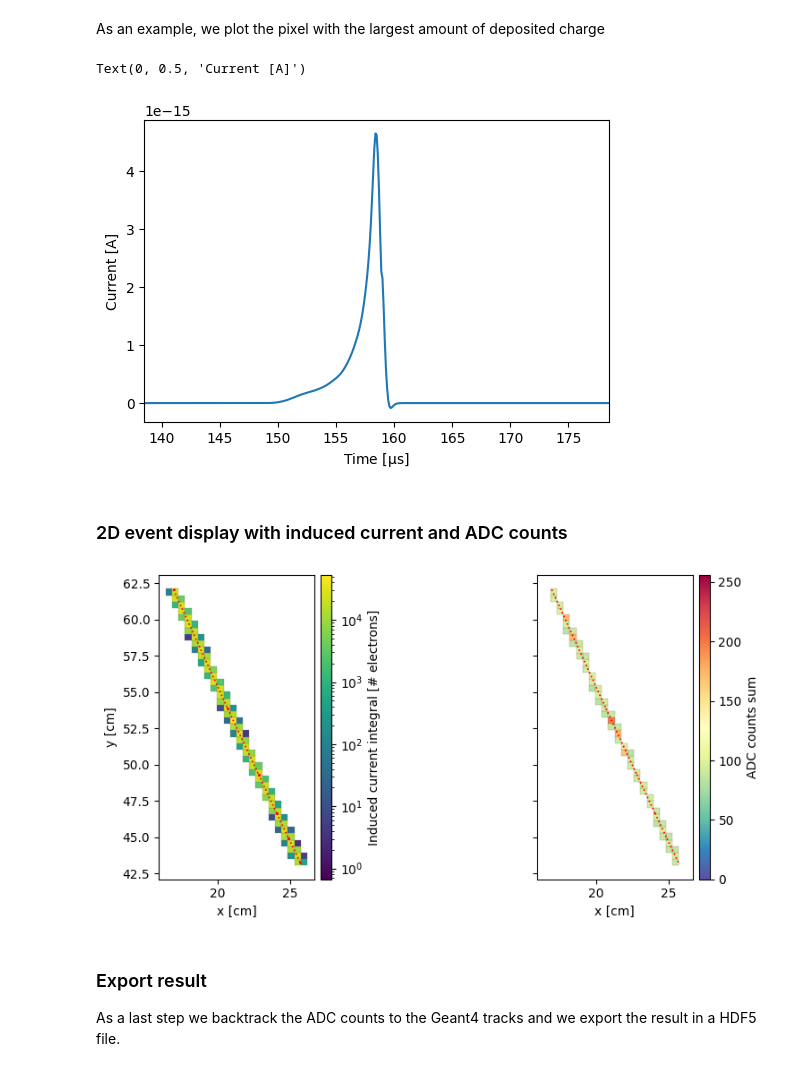
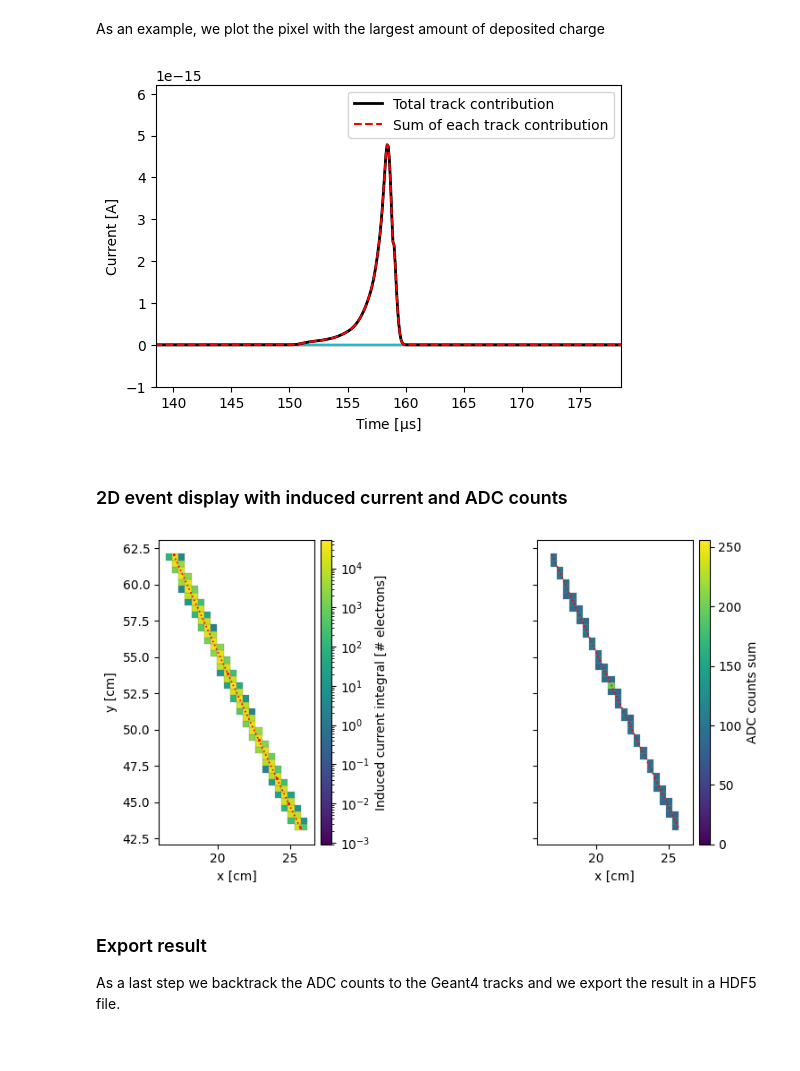
Before and after one commit to DUNE/larnd-sim, a Jupyter notebook: examples/Step-by-step simulation.ipynb, the cells around one changed output. Saved outputs shown, nothing was run; the diff lists cells and outputs as text; code cells hidden in the pictures.

```diff
--- a/examples/Step-by-step simulation.ipynb
+++ b/examples/Step-by-step simulation.ipynb
@@ -160,16 +160,26 @@ pixel_index_map[indices[0], indices[1]] = indices[2]
 # %% [markdown]
 The three-dimensional array can contain more than one signal for each pixel at different times. If we want to plot the full induced signal on the pixel, we need to join the signals corresponding to the same pixel. First, we find the start time of each signal with `time_intervals`:
 # %%
+# Mapping between unique pixel array and track array index
+track_pixel_map = cp.full((unique_pix.shape[0], detsim.MAX_TRACKS_PER_PIXEL), -1)
+TPB = 32
+BPG = ceil(unique_pix.shape[0] / TPB)
+detsim.get_track_pixel_map[BPG, TPB](track_pixel_map, unique_pix, neighboring_pixels)
+
 threadsperblock = (1,1,64)
 blockspergrid_x = ceil(signals.shape[0] / threadsperblock[0])
 blockspergrid_y = ceil(signals.shape[1] / threadsperblock[1])
 blockspergrid_z = ceil(signals.shape[2] / threadsperblock[2])
 blockspergrid = (blockspergrid_x, blockspergrid_y, blockspergrid_z)
 pixels_signals = cp.zeros((len(unique_pix), len(consts.time_ticks)*3))
+pixels_tracks_signals = cp.zeros((len(unique_pix),len(consts.time_ticks)*3,track_pixel_map.shape[1]))
+
 detsim.sum_pixel_signals[blockspergrid,threadsperblock](pixels_signals,
                                                         signals,
                                                         track_starts,
-                                                        pixel_index_map)
+                                                        pixel_index_map,
+                                                        track_pixel_map,
+                                                        pixels_tracks_signals)
 currents = np.sum(pixels_signals,axis=1)*consts.t_sampling/consts.e_charge
 # %% [markdown]
 Now, let's verify that the integral of our induced currents
@@ -324,17 +337,28 @@ largest_pix = np.argmax(pixels_signals.sum(axis=1)).get()
 # %%
 fig,ax=plt.subplots(1,1)
 current = pixels_signals[largest_pix][:2001].get()
-ax.plot(consts.time_ticks,current)
+ax.plot(consts.time_ticks,pixels_tracks_signals[largest_pix][:2001].get())
+ax.plot(consts.time_ticks,current,label='Total track contribution',c='k',lw=2)
+ax.plot(consts.time_ticks,np.sum(pixels_tracks_signals[largest_pix][:2001].get(),axis=1),c='r',ls='--',label='Sum of each track contribution')
 start_time = np.nonzero(current)[0][0]
 ax.set_xlim(consts.time_ticks[start_time]-10,consts.time_ticks[start_time]+30)
 ax.set_xlabel(r"Time [$\mathrm{\mu}$s]")
 ax.set_ylabel(r"Current [A]")
+ax.set_ylim(-0.1e-14, max(current)*1.3)
+_=ax.legend()
 # %% [output]
-Text(0, 0.5, 'Current [A]')
-[figure, old version]
+[figure, new version]
 # %% [markdown]
 ### 2D event display with induced current and ADC counts
 # %%
+from matplotlib import colors
+norm = colors.Normalize(vmin=0, vmax=256)
+m = cm.ScalarMappable(norm=norm, cmap=cmap)
+
+cmap = cm.viridis
+norm_curr = colors.LogNorm(vmin=min(currents[currents>0]), vmax=max(currents))
+m_curr = cm.ScalarMappable(norm=norm_curr, cmap=cmap)
+
 fig,ax = plt.subplots(1,2,figsize=(10,4.5),sharex=True,sharey=True)
 importlib.reload(detsim)
 for ip, p in enumerate(unique_pix):
@@ -397,7 +421,7 @@ fig.colorbar(m_curr, ax=ax[0], cax=cax1, label='Induced current integral [# elec
 plt.subplots_adjust(hspace=0.5)
 fig.savefig("currentadc.pdf")
 # %% [output]
-[figure, old version]
+[figure, new version]
 # %% [markdown]
 ### Export result
 As a last step we backtrack the ADC counts to the Geant4 tracks and we export the result in a HDF5 file.
```
Also changed, not shown: parts of 7 cells of this notebook.
